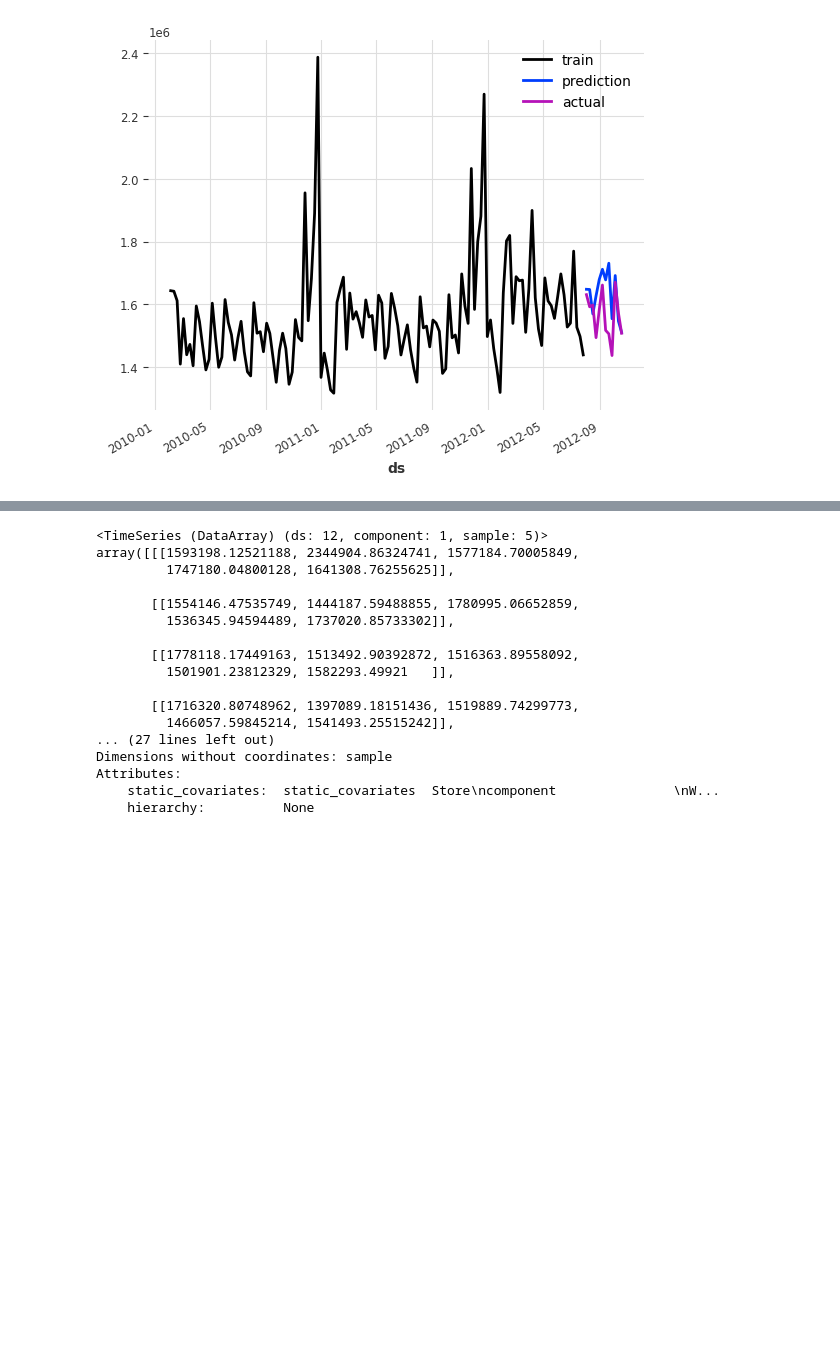
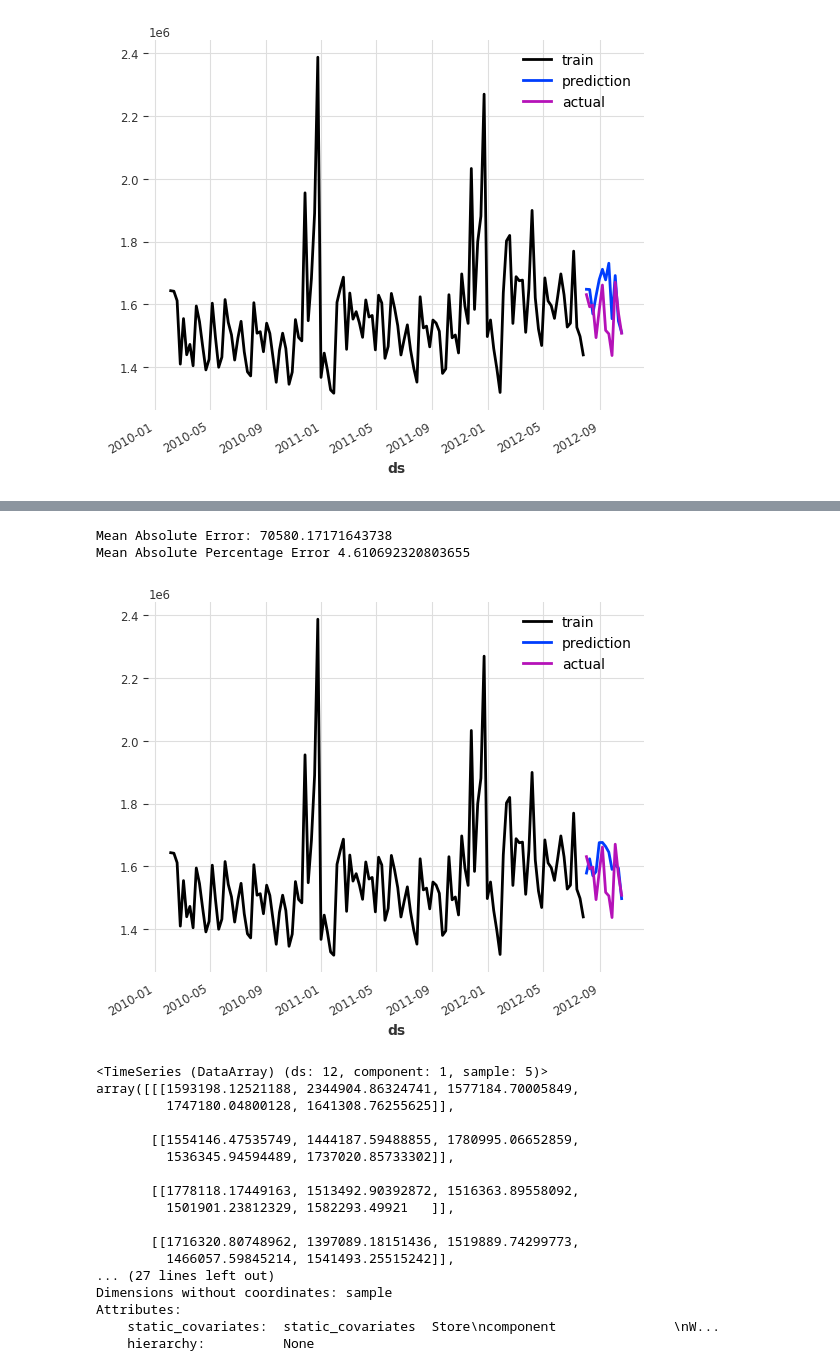
Before and after one commit to cchuang2009/2022-1, a Jupyter notebook: 2024/Week-7-Tree-Prediction.ipynb, the cells around one changed output, grey strips where cells are left out. Cells and saved outputs as stored; diff of their text form; code cells hidden in the pictures; blank space fills up the shorter version.

```diff
--- a/2024/Week-7-Tree-Prediction.ipynb
+++ b/2024/Week-7-Tree-Prediction.ipynb
@@ -100,17 +176,16 @@ print("The number of time period is: ", len(darts_group_df[0]))
 The number of groups/stores is: 45
 The number of time period is:  143
 # %%
-from darts.models import LightGBMModel
 n = 12
-model = LightGBMModel(
+model_lgb = LightGBMModel(
     lags=12,
     lags_past_covariates=12,
     lags_future_covariates=[0,1,2,3,4,5],
     output_chunk_length=12,
     verbose=-1
 )
-model.fit(target, past_covariates=past_cov, future_covariates=future_cov)
-pred = model.predict(n)
+model_lgb.fit(target, past_covariates=past_cov, future_covariates=future_cov)
+pred = model_lgb.predict(n)
 # %%
 pred.values()
 # %% [output]
@@ -145,3 +272,9 @@ Mean Absolute Percentage Error 5.094914261560658
+# %%
+plotit()
+# %% [output]
+Mean Absolute Error: 70580.17171643738
+Mean Absolute Percentage Error 4.610692320803655
+[figure, added]
 # %%
 n = 12
 chunk_length = n
```
Also changed, not shown: parts of 24 cells of this notebook.
